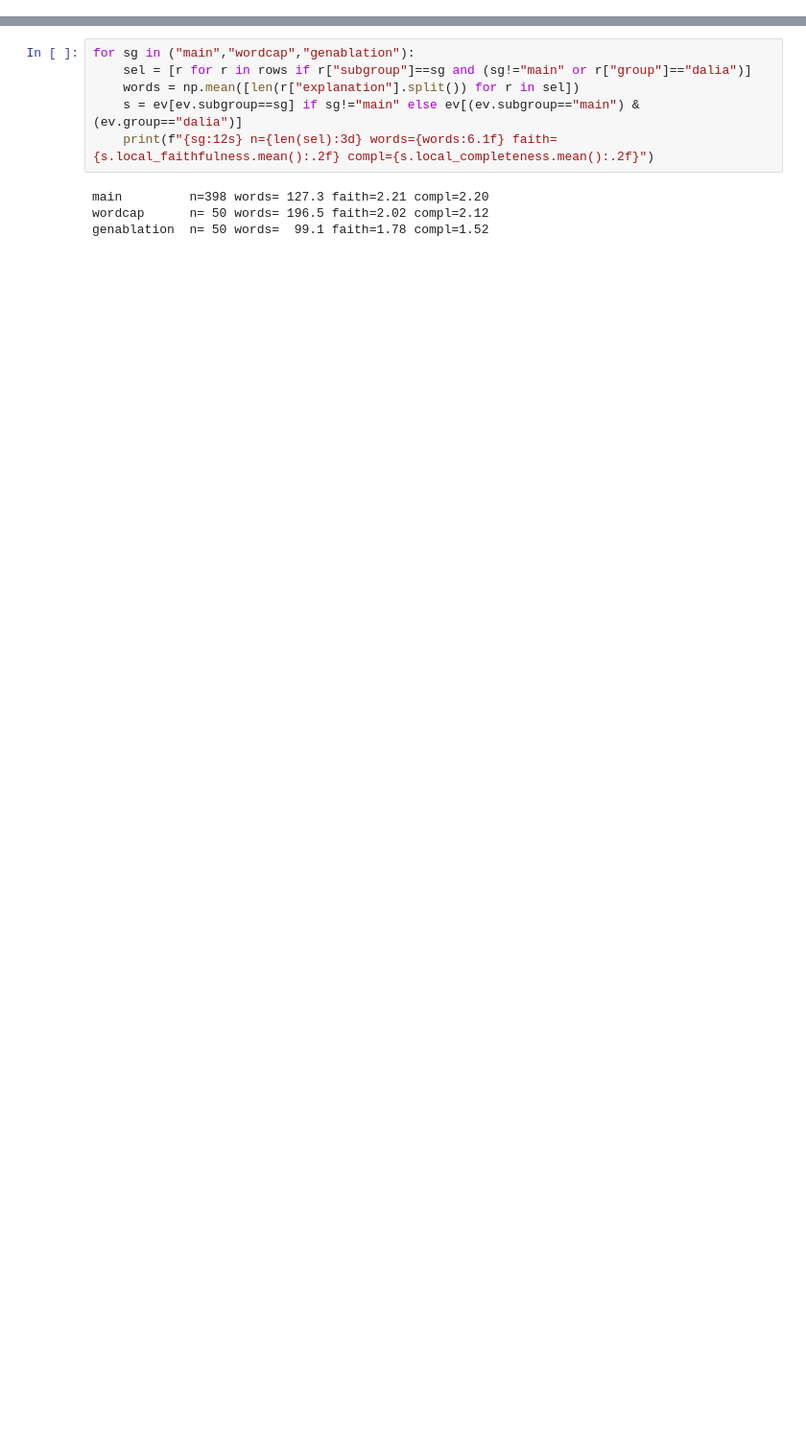
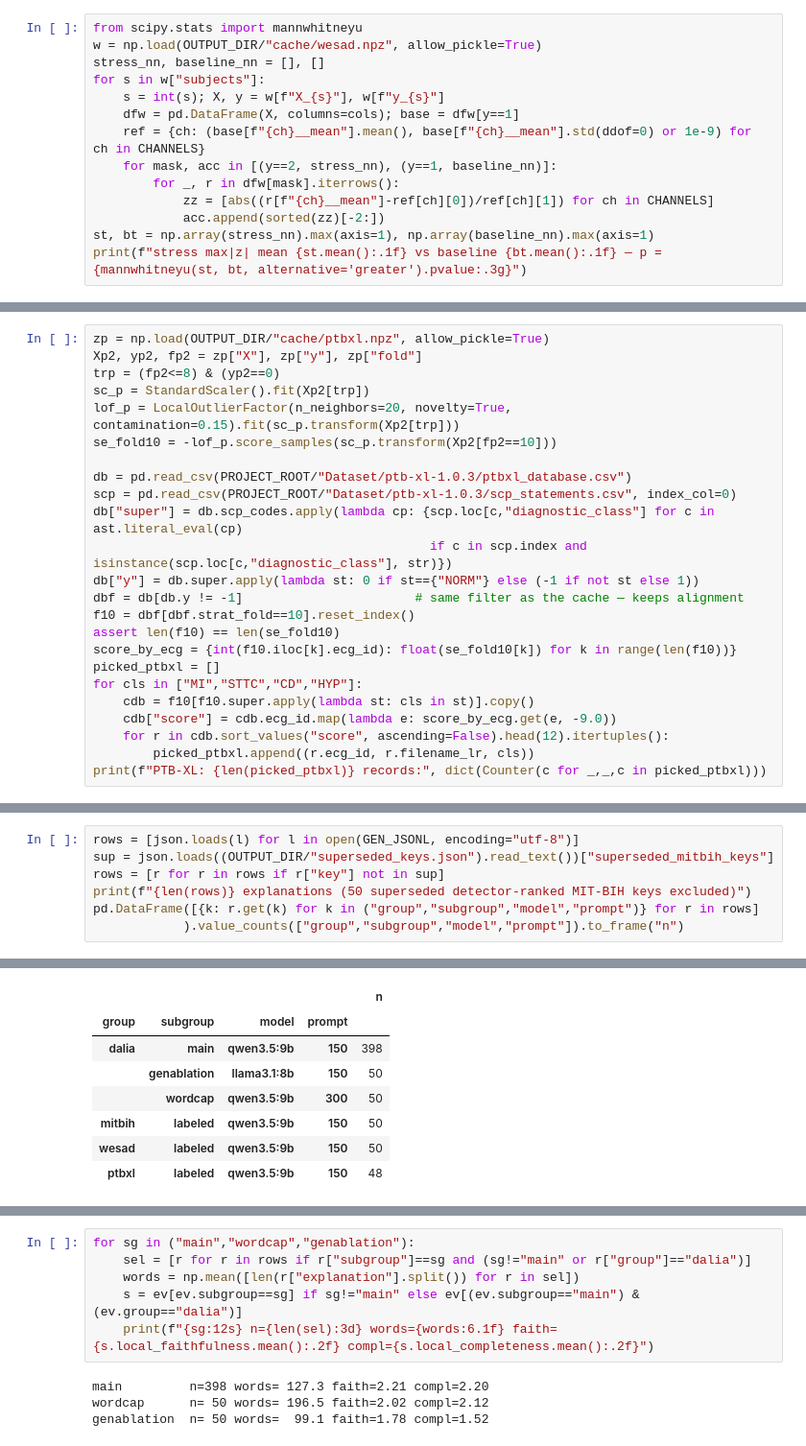
Before and after one commit to TanvirTurja/rag-generation-for-continous-anomaly-alerts, a Jupyter notebook: rag_v2.ipynb, the cells around one changed output, grey strips where cells are left out. Shown at 96% size. Drawn from its saved outputs; the diff is of its cells as text; blank space fills up the shorter version.

```diff
--- a/rag_v2.ipynb
+++ b/rag_v2.ipynb
@@ -653,0 +309,14 @@ claims.sample(6, random_state=3)[["claim","verdict"]].to_string(index=False)
+# %%
+from scipy.stats import mannwhitneyu
+w = np.load(OUTPUT_DIR/"cache/wesad.npz", allow_pickle=True)
+stress_nn, baseline_nn = [], []
+for s in w["subjects"]:
+    s = int(s); X, y = w[f"X_{s}"], w[f"y_{s}"]
+    dfw = pd.DataFrame(X, columns=cols); base = dfw[y==1]
+    ref = {ch: (base[f"{ch}__mean"].mean(), base[f"{ch}__mean"].std(ddof=0) or 1e-9) for ch in CHANNELS}
+    for mask, acc in [(y==2, stress_nn), (y==1, baseline_nn)]:
+        for _, r in dfw[mask].iterrows():
+            zz = [abs((r[f"{ch}__mean"]-ref[ch][0])/ref[ch][1]) for ch in CHANNELS]
+            acc.append(sorted(zz)[-2:])
+st, bt = np.array(stress_nn).max(axis=1), np.array(baseline_nn).max(axis=1)
+print(f"stress max|z| mean {st.mean():.1f} vs baseline {bt.mean():.1f} — p = {mannwhitneyu(st, bt, alternative='greater').pvalue:.3g}")
@@ -653,0 +414,24 @@ claims.sample(6, random_state=3)[["claim","verdict"]].to_string(index=False)
+# %%
+zp = np.load(OUTPUT_DIR/"cache/ptbxl.npz", allow_pickle=True)
+Xp2, yp2, fp2 = zp["X"], zp["y"], zp["fold"]
+trp = (fp2<=8) & (yp2==0)
+sc_p = StandardScaler().fit(Xp2[trp])
+lof_p = LocalOutlierFactor(n_neighbors=20, novelty=True, contamination=0.15).fit(sc_p.transform(Xp2[trp]))
+se_fold10 = -lof_p.score_samples(sc_p.transform(Xp2[fp2==10]))
+
+db = pd.read_csv(PROJECT_ROOT/"Dataset/ptb-xl-1.0.3/ptbxl_database.csv")
+scp = pd.read_csv(PROJECT_ROOT/"Dataset/ptb-xl-1.0.3/scp_statements.csv", index_col=0)
+db["super"] = db.scp_codes.apply(lambda cp: {scp.loc[c,"diagnostic_class"] for c in ast.literal_eval(cp)
+                                             if c in scp.index and isinstance(scp.loc[c,"diagnostic_class"], str)})
+db["y"] = db.super.apply(lambda st: 0 if st=={"NORM"} else (-1 if not st else 1))
+dbf = db[db.y != -1]                       # same filter as the cache — keeps alignment
+f10 = dbf[dbf.strat_fold==10].reset_index()
+assert len(f10) == len(se_fold10)
+score_by_ecg = {int(f10.iloc[k].ecg_id): float(se_fold10[k]) for k in range(len(f10))}
+picked_ptbxl = []
+for cls in ["MI","STTC","CD","HYP"]:
+    cdb = f10[f10.super.apply(lambda st: cls in st)].copy()
+    cdb["score"] = cdb.ecg_id.map(lambda e: score_by_ecg.get(e, -9.0))
+    for r in cdb.sort_values("score", ascending=False).head(12).itertuples():
+        picked_ptbxl.append((r.ecg_id, r.filename_lr, cls))
+print(f"PTB-XL: {len(picked_ptbxl)} records:", dict(Counter(c for _,_,c in picked_ptbxl)))
@@ -653,0 +514,8 @@ claims.sample(6, random_state=3)[["claim","verdict"]].to_string(index=False)
+# %%
+rows = [json.loads(l) for l in open(GEN_JSONL, encoding="utf-8")]
+sup = json.loads((OUTPUT_DIR/"superseded_keys.json").read_text())["superseded_mitbih_keys"]
+rows = [r for r in rows if r["key"] not in sup]
+print(f"{len(rows)} explanations (50 superseded detector-ranked MIT-BIH keys excluded)")
+pd.DataFrame([{k: r.get(k) for k in ("group","subgroup","model","prompt")} for r in rows]
+            ).value_counts(["group","subgroup","model","prompt"]).to_frame("n")
+# %% [output]
@@ -653,0 +523,8 @@ claims.sample(6, random_state=3)[["claim","verdict"]].to_string(index=False)
+|  |  |  |  | n |
+| group | subgroup | model | prompt |  |
+| dalia | main | qwen3.5:9b | 150 | 398 |
+|  | genablation | llama3.1:8b | 150 | 50 |
+|  | wordcap | qwen3.5:9b | 300 | 50 |
+| mitbih | labeled | qwen3.5:9b | 150 | 50 |
+| wesad | labeled | qwen3.5:9b | 150 | 50 |
+| ptbxl | labeled | qwen3.5:9b | 150 | 48 |
```
Also changed, not shown: parts of 148 cells of this notebook, 2 other files.
